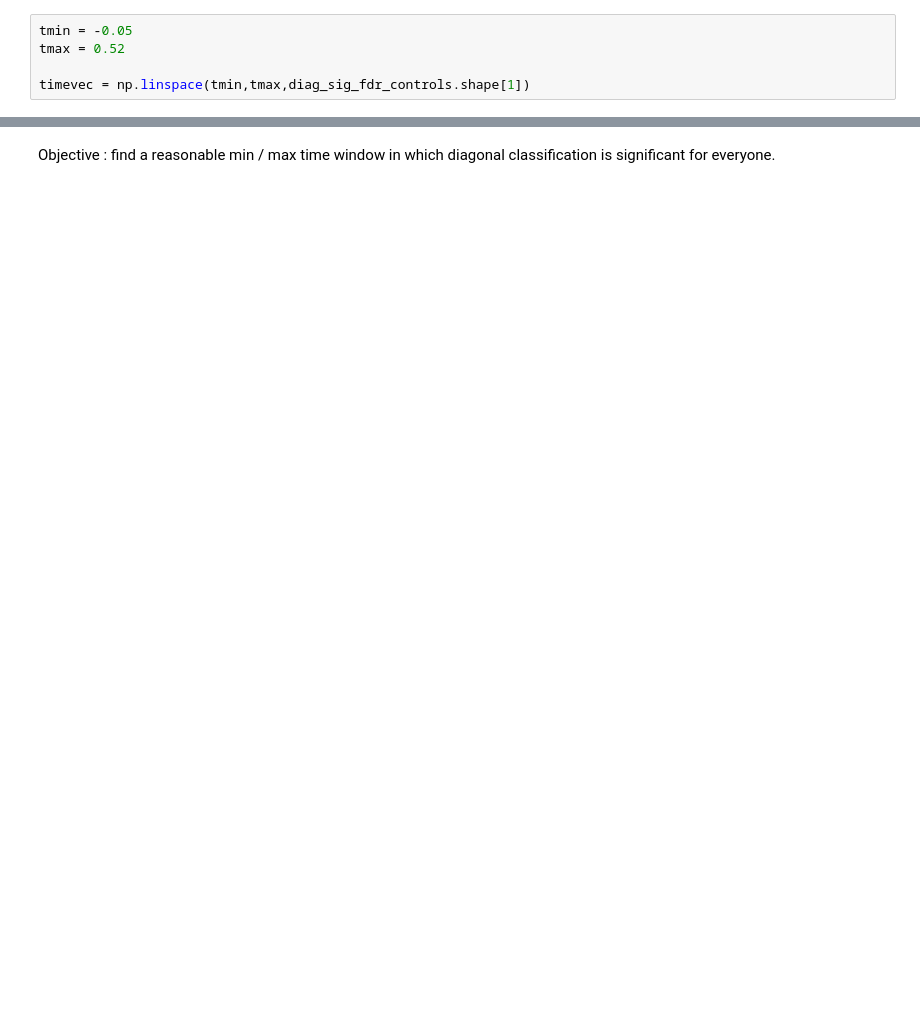
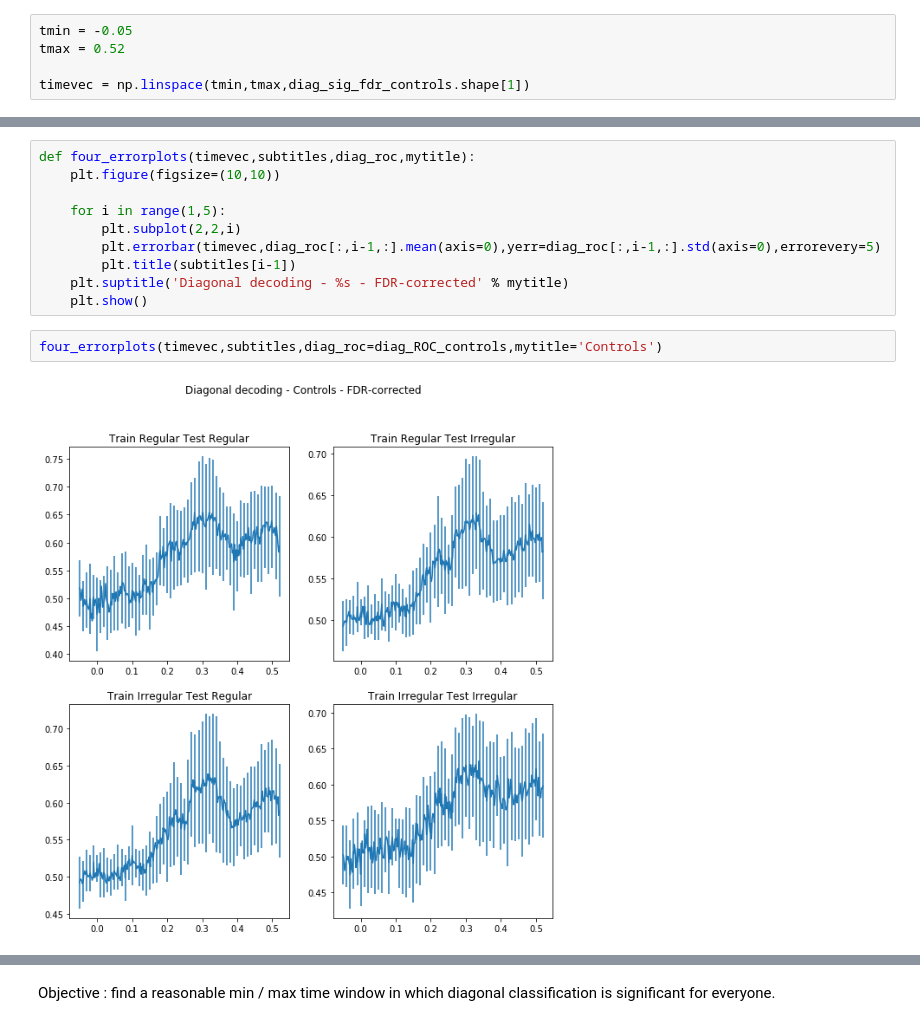
Before and after one commit to nicofarr/pd_osc_decoding, a Jupyter notebook: MNE-Statistics.ipynb, the cells around one changed output, grey strips where cells are left out. Cells and saved outputs as stored; diff of their text form; blank space fills up the shorter version.

```diff
--- a/MNE-Statistics.ipynb
+++ b/MNE-Statistics.ipynb
@@ -83,0 +181,14 @@ timevec = np.linspace(tmin,tmax,diag_sig_fdr_controls.shape[1])
+# %%
+def four_errorplots(timevec,subtitles,diag_roc,mytitle):
+    plt.figure(figsize=(10,10))
+
+    for i in range(1,5):
+        plt.subplot(2,2,i)
+        plt.errorbar(timevec,diag_roc[:,i-1,:].mean(axis=0),yerr=diag_roc[:,i-1,:].std(axis=0),errorevery=5)
+        plt.title(subtitles[i-1])
+    plt.suptitle('Diagonal decoding - %s - FDR-corrected' % mytitle)
+    plt.show()
+# %%
+four_errorplots(timevec,subtitles,diag_roc=diag_ROC_controls,mytitle='Controls')
+# %% [output]
+[figure, added]
```
Also changed, not shown: parts of 22 cells of this notebook.
